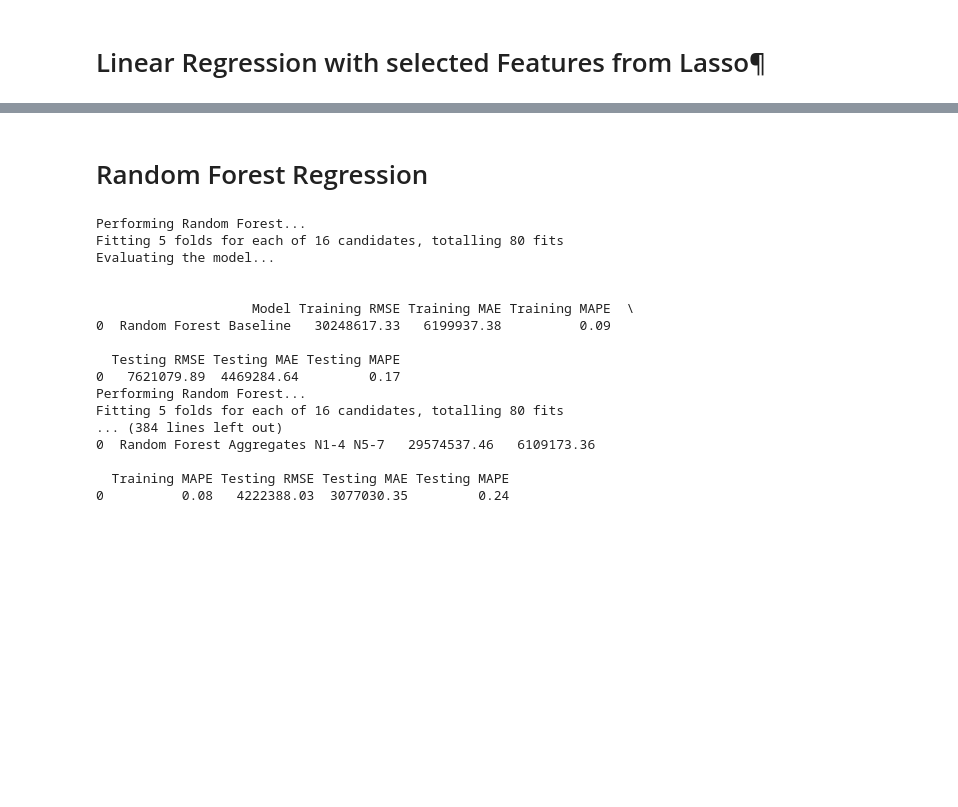
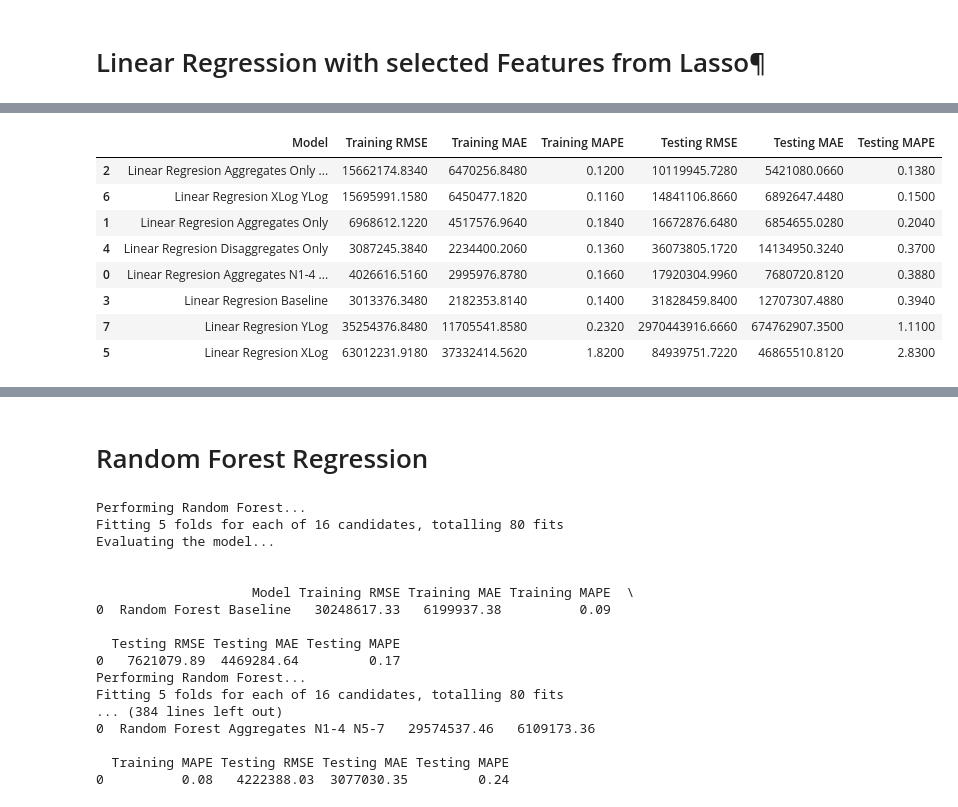
Before and after one commit to ducanhnguyen99/BNetzA, a Jupyter notebook: Modelling/Models_Evaluation.ipynb, the cells around one changed output, grey strips where cells are left out. Drawn from its saved outputs; the diff is of its cells as text; code cells hidden in the pictures; blank space fills up the shorter version.

```diff
--- a/Modelling/Models_Evaluation.ipynb
+++ b/Modelling/Models_Evaluation.ipynb
@@ -247,0 +100,13 @@ Performing Lasso regression for feature selection...
+# %%
+lr_results.loc[:, lr_results.columns != 'Model'] = lr_results.loc[:, lr_results.columns != 'Model'].apply(pd.to_numeric, errors='coerce')
+lr_results.groupby(by = "Model").mean().reset_index().sort_values(by = "Testing MAPE")
+# %% [output]
+|  | Model | Training RMSE | Training MAE | Training MAPE | Testing RMSE | Testing MAE | Testing MAPE |
+| 2 | Linear Regresion Aggregates Only ... | 15662174.8340 | 6470256.8480 | 0.1200 | 10119945.7280 | 5421080.0660 | 0.1380 |
+| 6 | Linear Regresion XLog YLog | 15695991.1580 | 6450477.1820 | 0.1160 | 14841106.8660 | 6892647.4480 | 0.1500 |
+| 1 | Linear Regresion Aggregates Only | 6968612.1220 | 4517576.9640 | 0.1840 | 16672876.6480 | 6854655.0280 | 0.2040 |
+| 4 | Linear Regresion Disaggregates Only | 3087245.3840 | 2234400.2060 | 0.1360 | 36073805.1720 | 14134950.3240 | 0.3700 |
+| 0 | Linear Regresion Aggregates N1-4 ... | 4026616.5160 | 2995976.8780 | 0.1660 | 17920304.9960 | 7680720.8120 | 0.3880 |
+| 3 | Linear Regresion Baseline | 3013376.3480 | 2182353.8140 | 0.1400 | 31828459.8400 | 12707307.4880 | 0.3940 |
+| 7 | Linear Regresion YLog | 35254376.8480 | 11705541.8580 | 0.2320 | 2970443916.6660 | 674762907.3500 | 1.1100 |
+| 5 | Linear Regresion XLog | 63012231.9180 | 37332414.5620 | 1.8200 | 84939751.7220 | 46865510.8120 | 2.8300 |
```
Also changed, not shown: parts of 10 cells of this notebook, 14 other files.
